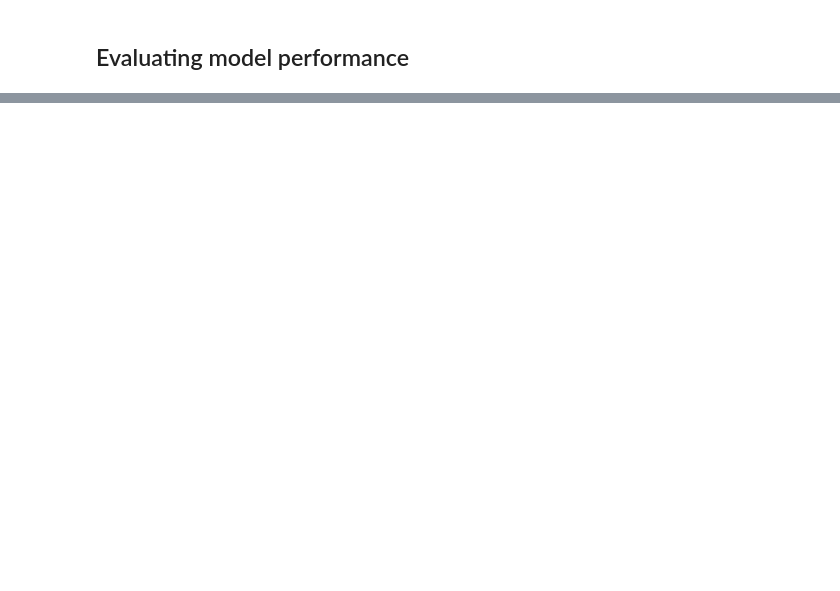
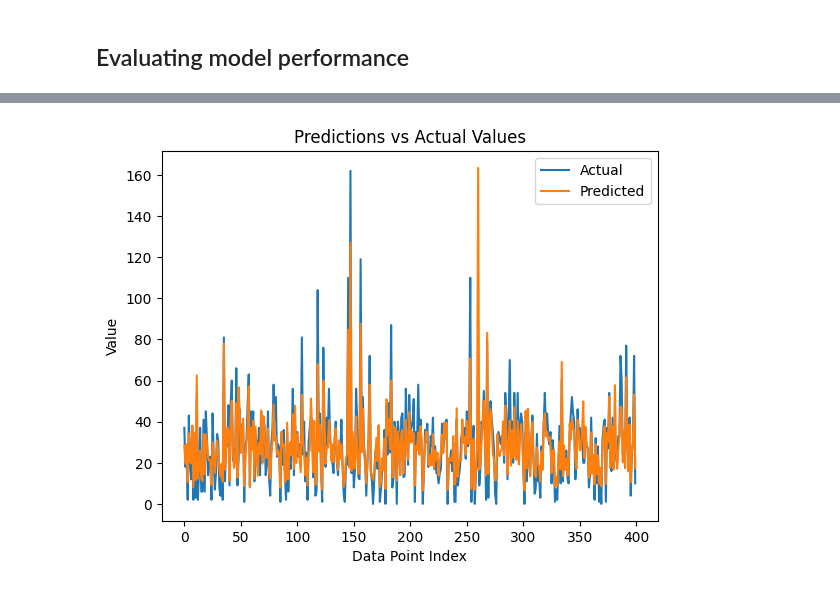
Before and after one commit to deividasovs/Workforce_Predictor_KG, a Jupyter notebook: OtherModels/model-trainer.ipynb, the cells around one changed output, grey strips where cells are left out. Saved outputs shown, nothing was run; the diff lists cells and outputs as text; code cells hidden in the pictures; blank space fills up the shorter version.

```diff
--- a/OtherModels/model-trainer.ipynb
+++ b/OtherModels/model-trainer.ipynb
@@ -46,22 +47,36 @@ test_data = TestData(torch.IntTensor(X_test))
 # %%
-#def train(model, optimizer, criterion, num_epochs, train_loader):
 def train(model, scheduler, criterion, num_epochs, train_loader):
+    lowest_loss = 1000
+
     for epoch in range(num_epochs):
         for inputs, targets in train_loader:
             # Forward pass
             outputs = model(inputs)
             # Compute loss
             loss = criterion(outputs, targets)
+
             # Backward pass and optimization
-            #optimizer.zero_grad()
-            # If loss is chattering, reduce learning rate TODO
             scheduler.optimizer.zero_grad()
             loss.backward()
             scheduler.optimizer.step()
+
         scheduler.step(loss)
         print(scheduler.optimizer.param_groups[0]['lr'])
-            #optimizer.step()
 
+        # check if the current model has the lowest loss
+        if loss < lowest_loss:
+            # update the lowest loss variable
+            lowest_loss = loss
+
+            # save the current model checkpoint
+            checkpoint = {
+                'epoch': epoch,
+                'model_state_dict': model.state_dict(),
+                'optimizer_state_dict': scheduler.optimizer.state_dict(),
+                'loss': lowest_loss
+            }
+            torch.save(checkpoint, 'saved/best_modelcheckpoint.pt')
+            torch.save(model.state_dict(), 'saved/best_model.pt')
 
         # Print progress
         print('Epoch [{}/{}], Loss: {:.4f}'.format(epoch+1, num_epochs, loss.item()))
@@ -73,7 +88,7 @@ LEARNING_RATE = 0.001
 EPOCHS = 1000
 # %%
 # Models
-#model = MultiLayerMultiLabelRegression(11, 5)
-model = MultiLabelRegression(11, 5)
+model = MultiLayerMultiLabelRegression(11, 5)
+#model = MultiLabelRegression(11, 5)
 model.to(device)
 # %% [output]
@@ -85,8 +103,9 @@ MultiLabelRegression(
 #criterion = nn.BCEWithLogitsLoss()
 criterion = nn.MSELoss()
 optimizer = optim.Adam(model.parameters(), lr=LEARNING_RATE)
+#optimizer = optim.SGD(model.parameters(), lr=LEARNING_RATE)
 #scheduler = optim.lr_scheduler.StepLR(optimizer, step_size=5, gamma=0.1) # step size = how many epochs to update lr after, gamma = how much to update lr by
-scheduler = optim.lr_scheduler.ReduceLROnPlateau(optimizer, mode='min', factor=0.1, patience=5, verbose=True, threshold=0.0001, threshold_mode='rel', cooldown=0, min_lr=0, eps=1e-08)
+scheduler = optim.lr_scheduler.ReduceLROnPlateau(optimizer, mode='min', factor=0.1, patience=5, verbose=True, threshold=0.0001, threshold_mode='rel', cooldown=0, min_lr=0, eps=1e-10)
 #optimizer = optim.SGD(model.parameters(), lr=LEARNING_RATE, momentum=0.9)
 # %%
 train(model, scheduler, criterion, EPOCHS, train_data)
@@ -112,0 +130,8 @@ KeyboardInterrupt:
+# %%
+# Save the torch model
+#torch.save(model.state_dict(), 'saved/multiLayerRegression_1000epochs.pth')
+
+# Load the best model
+#model = torch.load('saved/best_modelcheckpoint.pt')
+#model = torch.load('saved/best_model.pt')
+model.load_state_dict(torch.load('saved/best_model.pt'))
@@ -157,12 +214,14 @@ print(smape)
 # %%
 # Graph the predictions vs the actual values
 import matplotlib.pyplot as plt
 
 #plt.scatter(transaction_count_predictions, transaction_count_actuals, alpha=0.5)
-plt.plot(transaction_count_actuals[400:600], label='Actual')
-plt.plot(transaction_count_predictions[400:600], label='Predicted')
+plt.plot(transaction_count_actuals[200:600], label='Actual')
+plt.plot(transaction_count_predictions[200:600], label='Predicted')
 plt.xlabel('Data Point Index')
 plt.ylabel('Value')
 plt.title('Predictions vs Actual Values')
 plt.legend()
 plt.show()
+# %% [output]
+[figure, added]
```
Also changed, not shown: parts of 11 cells of this notebook, 10 other files.
